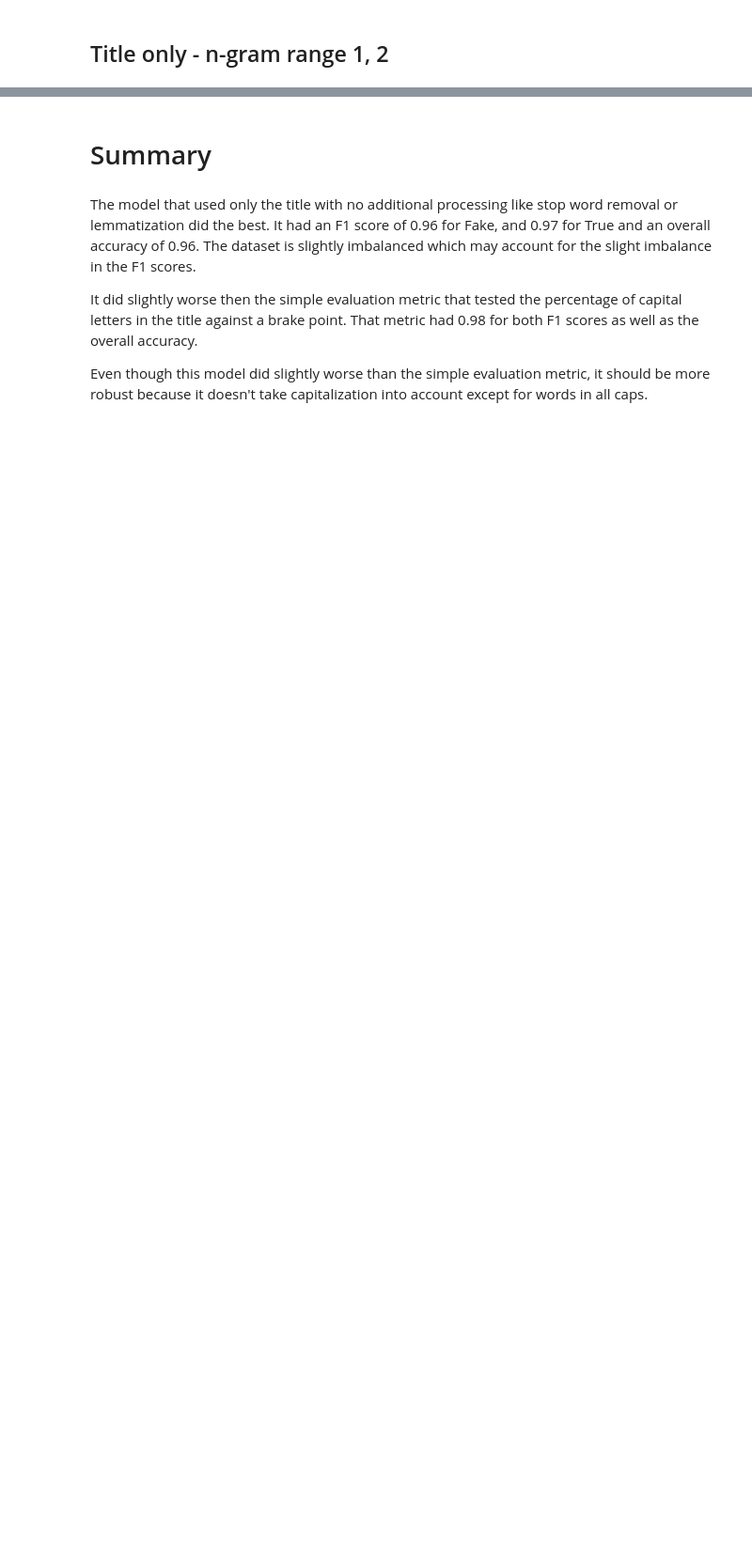
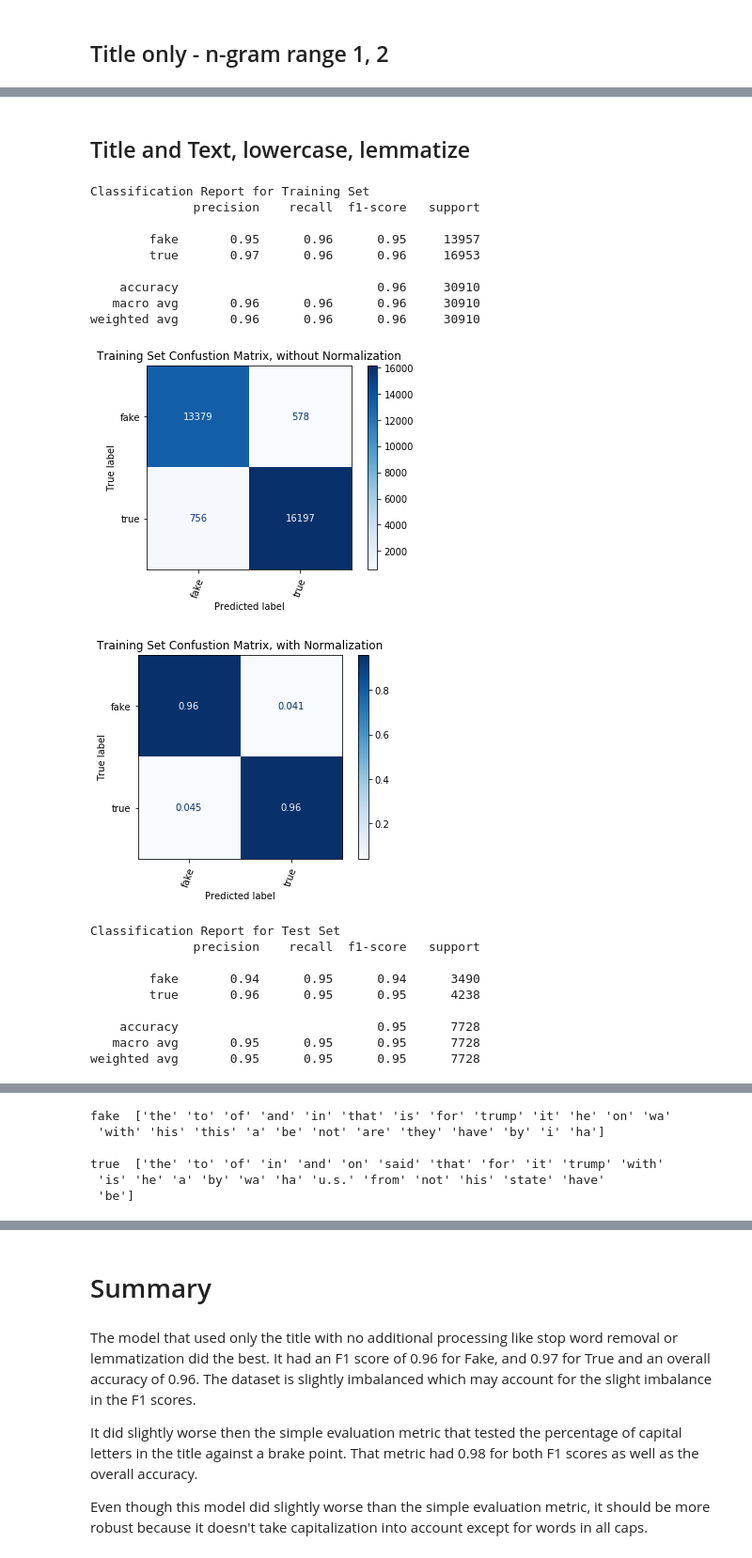
Before and after one commit to merb92/fake-news-classification, a Jupyter notebook: notebooks/nb_bow.ipynb, the cells around one changed output, grey strips where cells are left out. Shown at 94% size. Cells and saved outputs as stored; diff of their text form; code cells hidden in the pictures; blank space fills up the shorter version.

Commit message:
Add additional models to correspond to the rf ones

```diff
--- a/notebooks/nb_bow.ipynb
+++ b/notebooks/nb_bow.ipynb
@@ -484,0 +486,26 @@ true  ['trump' "'s" 'u.s.' 'say' 'house' 'republican' 'north' 'russia' 'korea'
+# %% [markdown]
+## Title and Text, lowercase, lemmatize
+# %%
+train_and_eval_model(X_train['title_and_text'], X_test['title_and_text'],
+                     y_train_enc, y_test_enc, le.classes_, lowercase_tokens, LemmaTokenizer(), None)
+# %% [output]
+Classification Report for Training Set
+              precision    recall  f1-score   support
+
+        fake       0.95      0.96      0.95     13957
+        true       0.97      0.96      0.96     16953
+
+    accuracy                           0.96     30910
+   macro avg       0.96      0.96      0.96     30910
+weighted avg       0.96      0.96      0.96     30910
+[figure, added]
+[figure, added]
+Classification Report for Test Set
+              precision    recall  f1-score   support
+
+        fake       0.94      0.95      0.94      3490
+        true       0.96      0.95      0.95      4238
+
+    accuracy                           0.95      7728
+   macro avg       0.95      0.95      0.95      7728
+weighted avg       0.95      0.95      0.95      7728
@@ -484,0 +514,6 @@ true  ['trump' "'s" 'u.s.' 'say' 'house' 'republican' 'north' 'russia' 'korea'
+fake  ['the' 'to' 'of' 'and' 'in' 'that' 'is' 'for' 'trump' 'it' 'he' 'on' 'wa'
+ 'with' 'his' 'this' 'a' 'be' 'not' 'are' 'they' 'have' 'by' 'i' 'ha']
+
+true  ['the' 'to' 'of' 'in' 'and' 'on' 'said' 'that' 'for' 'it' 'trump' 'with'
+ 'is' 'he' 'a' 'by' 'wa' 'ha' 'u.s.' 'from' 'not' 'his' 'state' 'have'
+ 'be']
```
Also changed, not shown: parts of 21 cells of this notebook.
